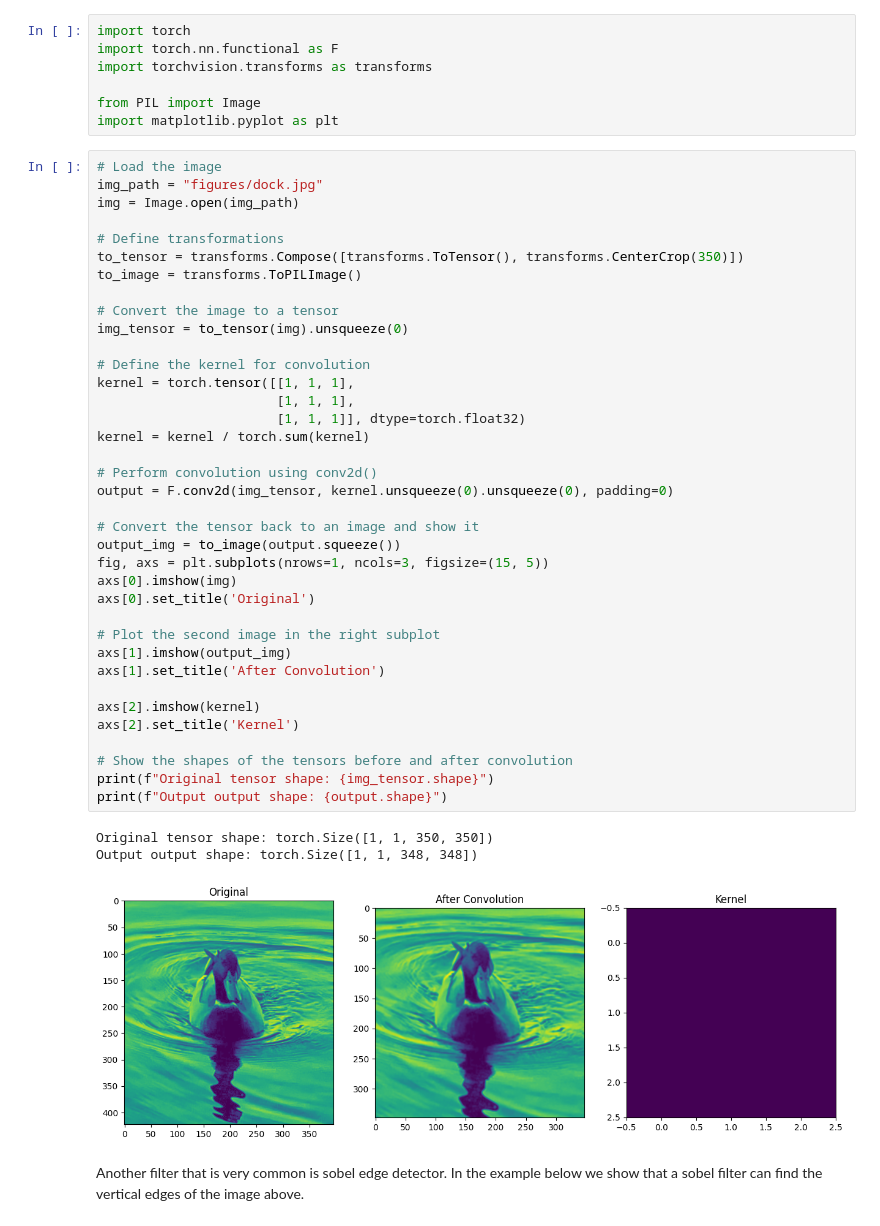
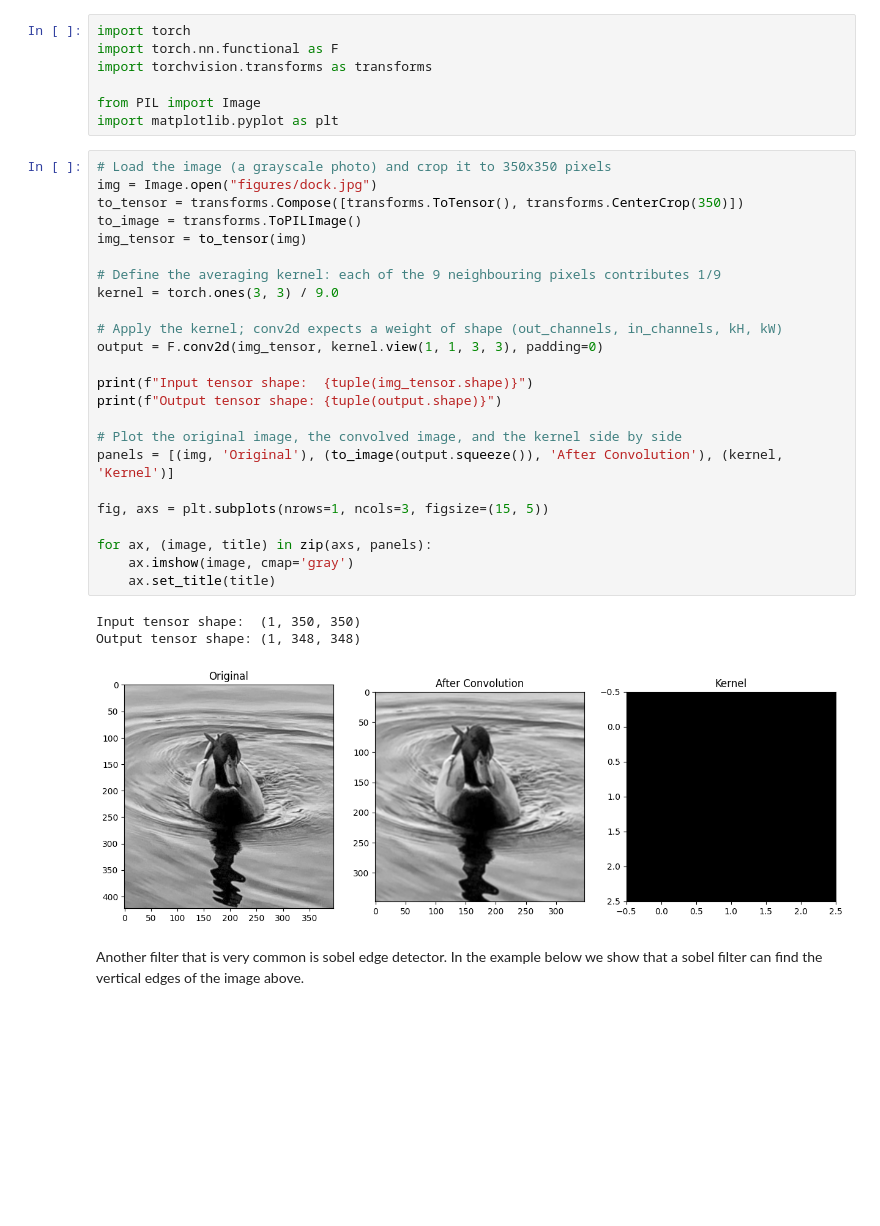
Before and after one commit to HSG-AIML-Teaching/ML2026-Lab, a Jupyter notebook: lab_4/lab_04_cnn.ipynb, the cells around one changed output. Saved outputs shown, nothing was run; the diff lists cells and outputs as text; blank space fills up the shorter version.

```diff
--- a/lab_4/lab_04_cnn.ipynb
+++ b/lab_4/lab_04_cnn.ipynb
@@ -52,46 +52,33 @@ import torchvision.transforms as transforms
 
 from PIL import Image
 import matplotlib.pyplot as plt
-# %%
-# Load the image
-img_path = "figures/dock.jpg"
-img = Image.open(img_path)
-
-# Define transformations
-to_tensor = transforms.Compose([transforms.ToTensor(), transforms.CenterCrop(350)])
-to_image = transforms.ToPILImage()
-
-# Convert the image to a tensor
-img_tensor = to_tensor(img).unsqueeze(0)
-
-# Define the kernel for convolution
-kernel = torch.tensor([[1, 1, 1],
-                       [1, 1, 1],
-                       [1, 1, 1]], dtype=torch.float32)
-kernel = kernel / torch.sum(kernel)
-
-# Perform convolution using conv2d()
-output = F.conv2d(img_tensor, kernel.unsqueeze(0).unsqueeze(0), padding=0)
-
-# Convert the tensor back to an image and show it
-output_img = to_image(output.squeeze())
-fig, axs = plt.subplots(nrows=1, ncols=3, figsize=(15, 5))
-axs[0].imshow(img)
-axs[0].set_title('Original')
-
-# Plot the second image in the right subplot
-axs[1].imshow(output_img)
-axs[1].set_title('After Convolution')
-
-axs[2].imshow(kernel)
-axs[2].set_title('Kernel')
-
-# Show the shapes of the tensors before and after convolution
-print(f"Original tensor shape: {img_tensor.shape}")
-print(f"Output output shape: {output.shape}")
-# %% [output]
-Original tensor shape: torch.Size([1, 1, 350, 350])
-Output output shape: torch.Size([1, 1, 348, 348])
-[figure, removed]
+# %%
+# Load the image (a grayscale photo) and crop it to 350x350 pixels
+img = Image.open("figures/dock.jpg")
+to_tensor = transforms.Compose([transforms.ToTensor(), transforms.CenterCrop(350)])
+to_image = transforms.ToPILImage()
+img_tensor = to_tensor(img)
+
+# Define the averaging kernel: each of the 9 neighbouring pixels contributes 1/9
+kernel = torch.ones(3, 3) / 9.0
+
+# Apply the kernel; conv2d expects a weight of shape (out_channels, in_channels, kH, kW)
+output = F.conv2d(img_tensor, kernel.view(1, 1, 3, 3), padding=0)
+
+print(f"Input tensor shape:  {tuple(img_tensor.shape)}")
+print(f"Output tensor shape: {tuple(output.shape)}")
+
+# Plot the original image, the convolved image, and the kernel side by side
+panels = [(img, 'Original'), (to_image(output.squeeze()), 'After Convolution'), (kernel, 'Kernel')]
+
+fig, axs = plt.subplots(nrows=1, ncols=3, figsize=(15, 5))
+
+for ax, (image, title) in zip(axs, panels):
+    ax.imshow(image, cmap='gray')
+    ax.set_title(title)
+# %% [output]
+Input tensor shape:  (1, 350, 350)
+Output tensor shape: (1, 348, 348)
+[figure, added]
 # %% [markdown]
 Another filter that is very common is sobel edge detector. In the example below we show that a sobel filter can find the vertical edges of the image above.
```
Also changed, not shown: parts of 9 cells of this notebook.
